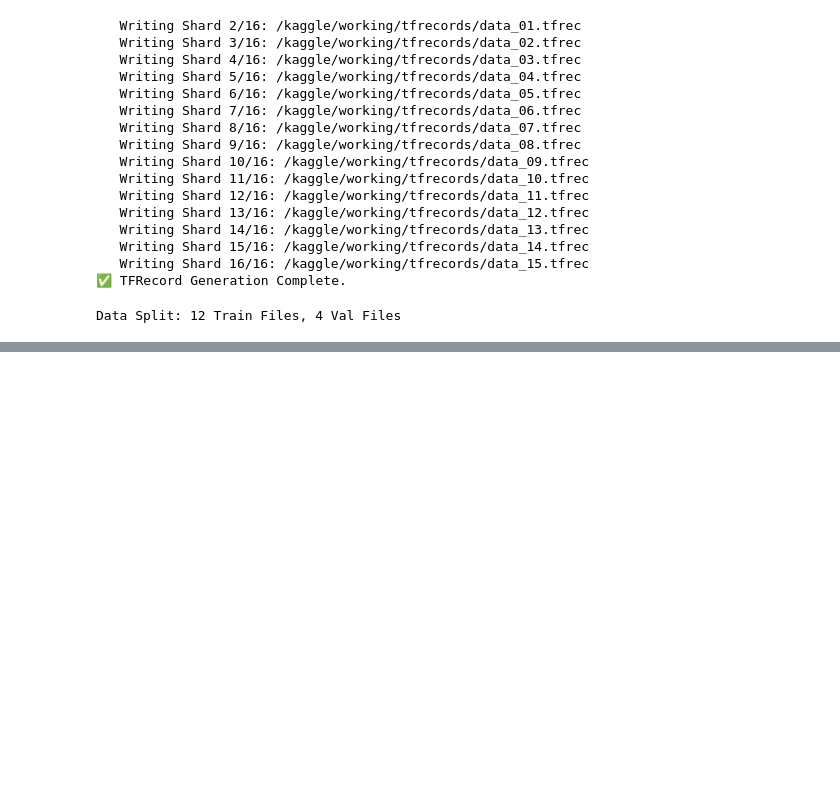
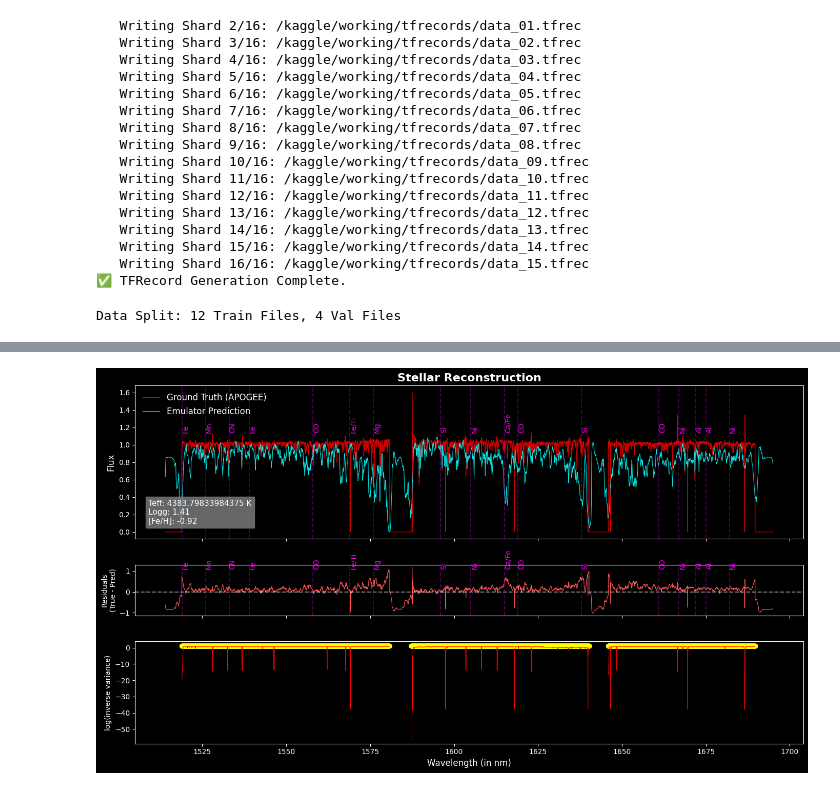
Before and after one commit to Aneeshshastri/STAR_SEER, a Jupyter notebook: Spectrogram_model_trainer.ipynb, the cells around one changed output, grey strips where cells are left out. Saved outputs shown, nothing was run; the diff lists cells and outputs as text; code cells hidden in the pictures; blank space fills up the shorter version.

```diff
--- a/Spectrogram_model_trainer.ipynb
+++ b/Spectrogram_model_trainer.ipynb
@@ -22,13 +22,13 @@ class Config:
 
     # --- System ---
     TESTING_MODE = True
-    TEST_LIMIT = 10000
+    TEST_LIMIT = 20000
     NUM_SHARDS = 16
 
     # --- Model Hyperparameters ---
     BATCH_SIZE = 512
     LEARNING_RATE = 2e-4
-    EPOCHS = 50
+    EPOCHS = 100
     LATENT_DIM = 268
     OUTPUT_LENGTH = 8575
 
@@ -501,7 +519,8 @@ def plot_spectrum_comparison(y_true, y_pred,ivar=None, labels=None, title="Stell
     ax3.plot(wavelengths,np.log(ivar)-10,color='red',linewidth=0.8)
     ax3.set_ylabel("log(inverse variance)",fontsize=10)
     ax3.set_xlabel("Wavelength (in nm)", fontsize=12)
-
+    s_gap=wavelengths[ivar>0]
+    ax3.scatter(s_gap,np.ones_like(s_gap),color='yellow')
     fig.tight_layout()
     fig.savefig("/kaggle/working/spectrogram_1.jpg")
     fig.show()
@@ -511,7 +530,7 @@ for batch_labels, batch_spectra in val_ds.take(1):
 
     preds = model.predict(batch_labels)
 
-    idx = 0
+    idx = 4
     true_spec = batch_spectra[idx, :, 0]
     ivar=batch_spectra[idx,:,1]
     pred_spec = preds[idx, :, 0]
@@ -519,3 +538,4 @@ for batch_labels, batch_spectra in val_ds.take(1):
     star_labels=star_labels*STD_TENSOR+MEAN_TENSOR
     plot_spectrum_comparison(true_spec, pred_spec,ivar, labels=star_labels)
     break
+# %% [output]
@@ -521,0 +543 @@ for batch_labels, batch_spectra in val_ds.take(1):
+[figure, added]
```
Also changed, not shown: parts of 5 cells of this notebook.
